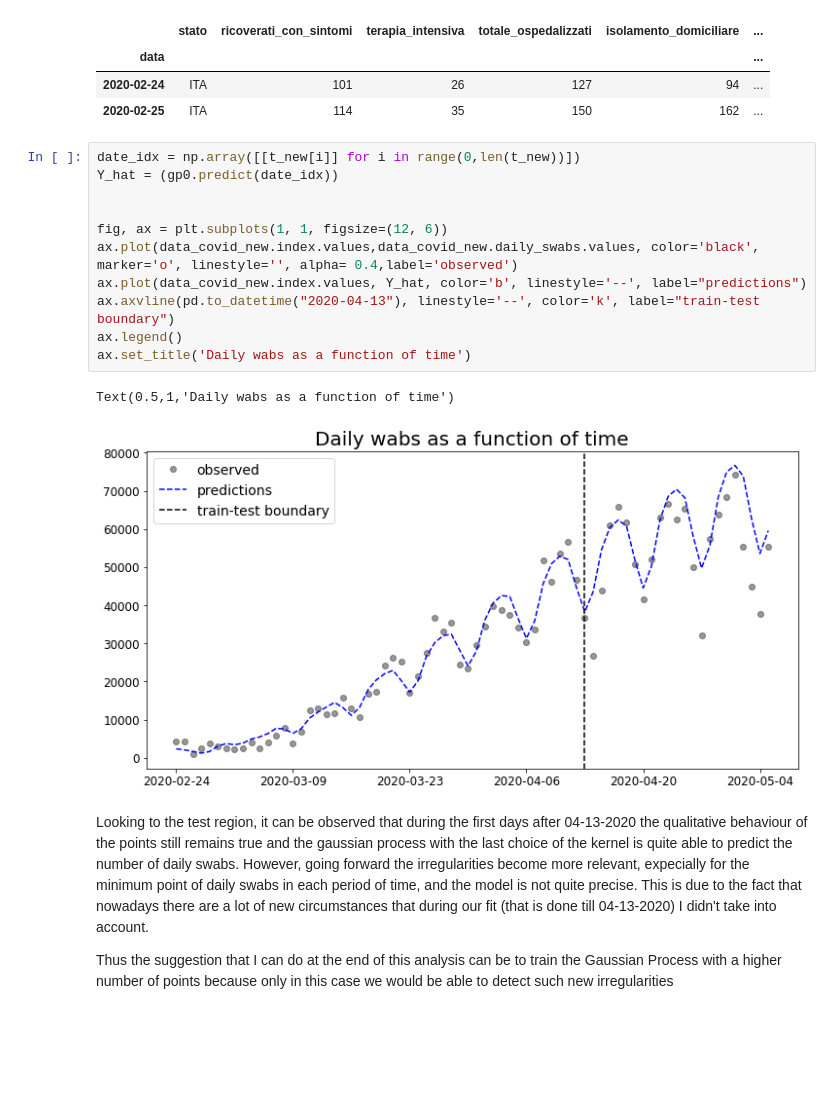
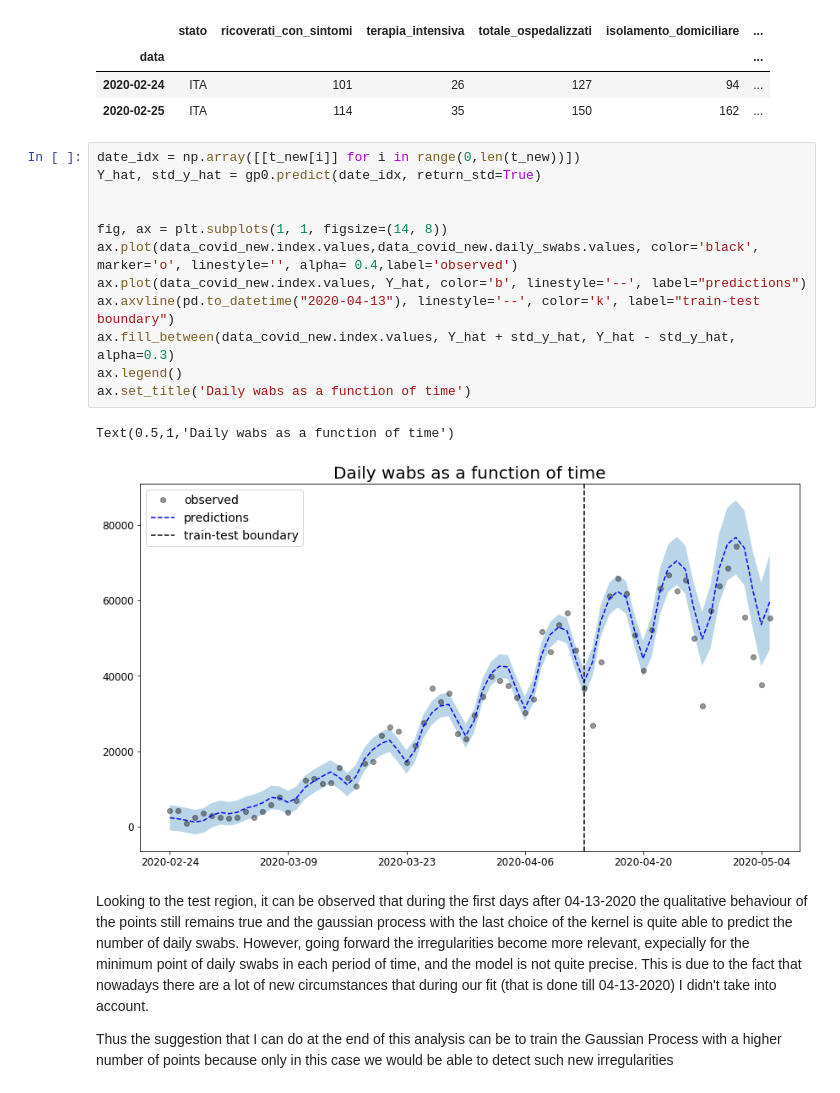
Before and after one commit to RobertoCorti/Statistical-Machine-Learning-2020, a Jupyter notebook: homeworks/homework_05.ipynb, the cells around one changed output. Cells and saved outputs as stored; diff of their text form; blank space fills up the shorter version.

Commit message:
homework05: fixed a plot in ex03 and ex04

```diff
--- a/homeworks/homework_05.ipynb
+++ b/homeworks/homework_05.ipynb
@@ -431,18 +433,19 @@ data_covid_new.head(2)
 | 2020-02-25 | ITA | 114 | 35 | 150 | 162 | ... |
 # %%
 date_idx = np.array([[t_new[i]] for i in range(0,len(t_new))])
-Y_hat = (gp0.predict(date_idx))
+Y_hat, std_y_hat = gp0.predict(date_idx, return_std=True)
 
 
-fig, ax = plt.subplots(1, 1, figsize=(12, 6))
+fig, ax = plt.subplots(1, 1, figsize=(14, 8))
 ax.plot(data_covid_new.index.values,data_covid_new.daily_swabs.values, color='black', marker='o', linestyle='', alpha= 0.4,label='observed')
 ax.plot(data_covid_new.index.values, Y_hat, color='b', linestyle='--', label="predictions")
 ax.axvline(pd.to_datetime("2020-04-13"), linestyle='--', color='k', label="train-test boundary")
+ax.fill_between(data_covid_new.index.values, Y_hat + std_y_hat, Y_hat - std_y_hat, alpha=0.3)
 ax.legend()
 ax.set_title('Daily wabs as a function of time')
 # %% [output]
 Text(0.5,1,'Daily wabs as a function of time')
-[figure, old version]
+[figure, new version]
 # %% [markdown]
 Looking to the test region, it can be observed that during the first days after 04-13-2020 the qualitative behaviour of the points still remains true and the gaussian process with the last choice of the kernel is quite able to predict the number of daily swabs. However, going forward the irregularities become more relevant, expecially for the minimum point of daily swabs in each period of time, and the model is not quite precise. This is due to the fact that nowadays there are a lot of new circumstances that during our fit (that is done till 04-13-2020) I didn't take into account.
 
```
Also changed, not shown: parts of 5 cells of this notebook.
